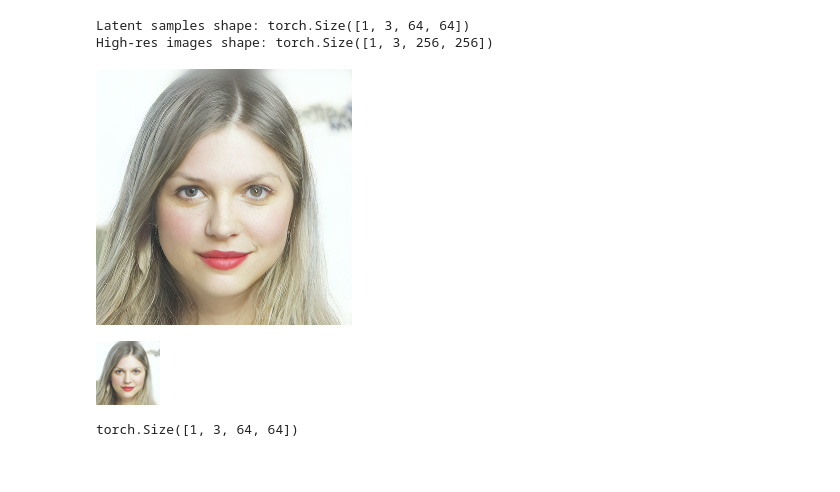
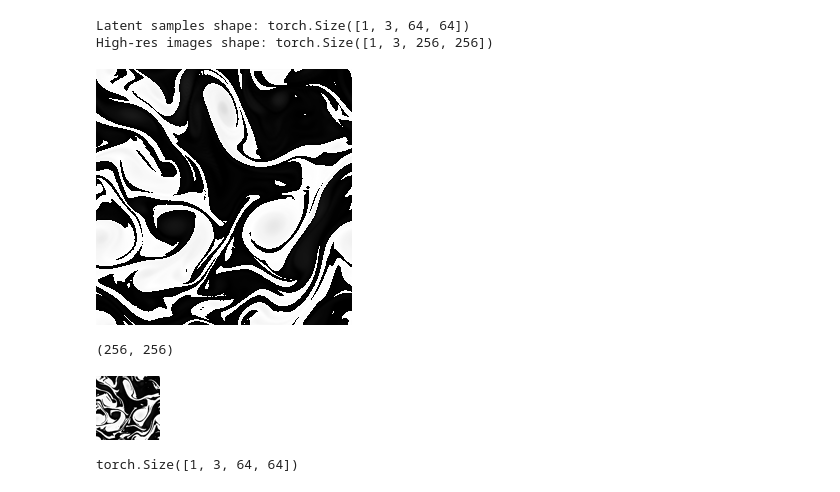
Before and after one commit to luciano-drozda/diffusion-kolmogorov-flow, a Jupyter notebook: inference.ipynb, the cells around one changed output. Cells and saved outputs as stored; diff of their text form; code cells hidden in the pictures.

```diff
--- a/inference.ipynb
+++ b/inference.ipynb
@@ -81,17 +81,22 @@ High-res images shape: torch.Size([1, 3, 256, 256])
 # %%
 from PIL import Image
 import torchvision.transforms as T
 
-image_source = "lr_image.png"
+image_source = "data/lr_image.png" # From https://user-images.githubusercontent.com/38061659/199705896-b48e17b8-b231-47cd-a270-4ffa5a93fa3e.png
 img          = Image.open(image_source).convert('RGB')
 img
 # %% [output]
-[figure, old version]
+[figure, new version]
+# %%
+img.size
+# %% [output]
+(256, 256)
 # %%
 img_low = img.resize((64,64))
+img_low.save(f"data/input_image.png")
 img_low
 # %% [output]
-[figure, old version]
+[figure, new version]
 # %%
 preprocess = T.Compose([
     T.Resize((64, 64)),
```
Also changed, not shown: parts of 1 cell of this notebook.
